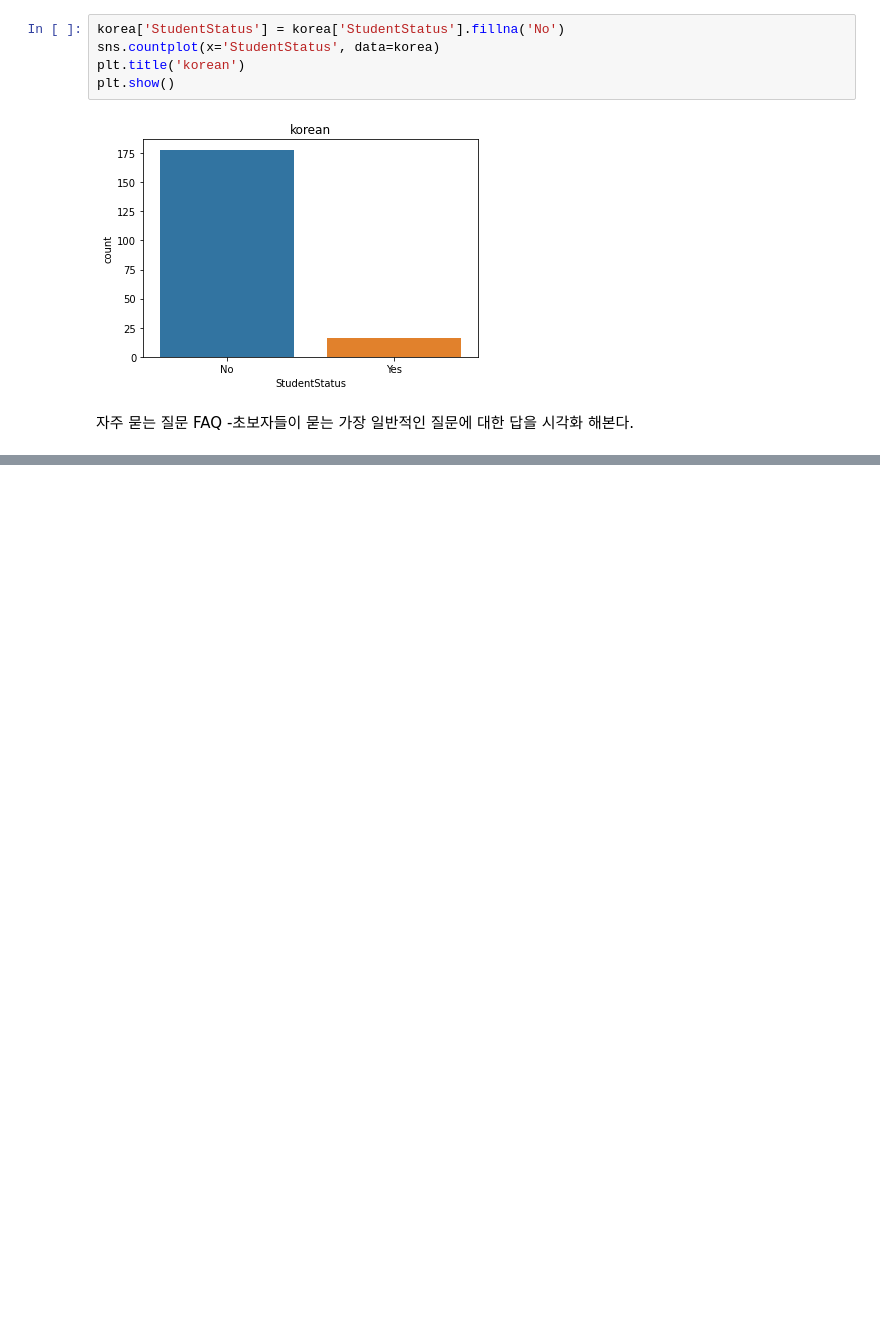
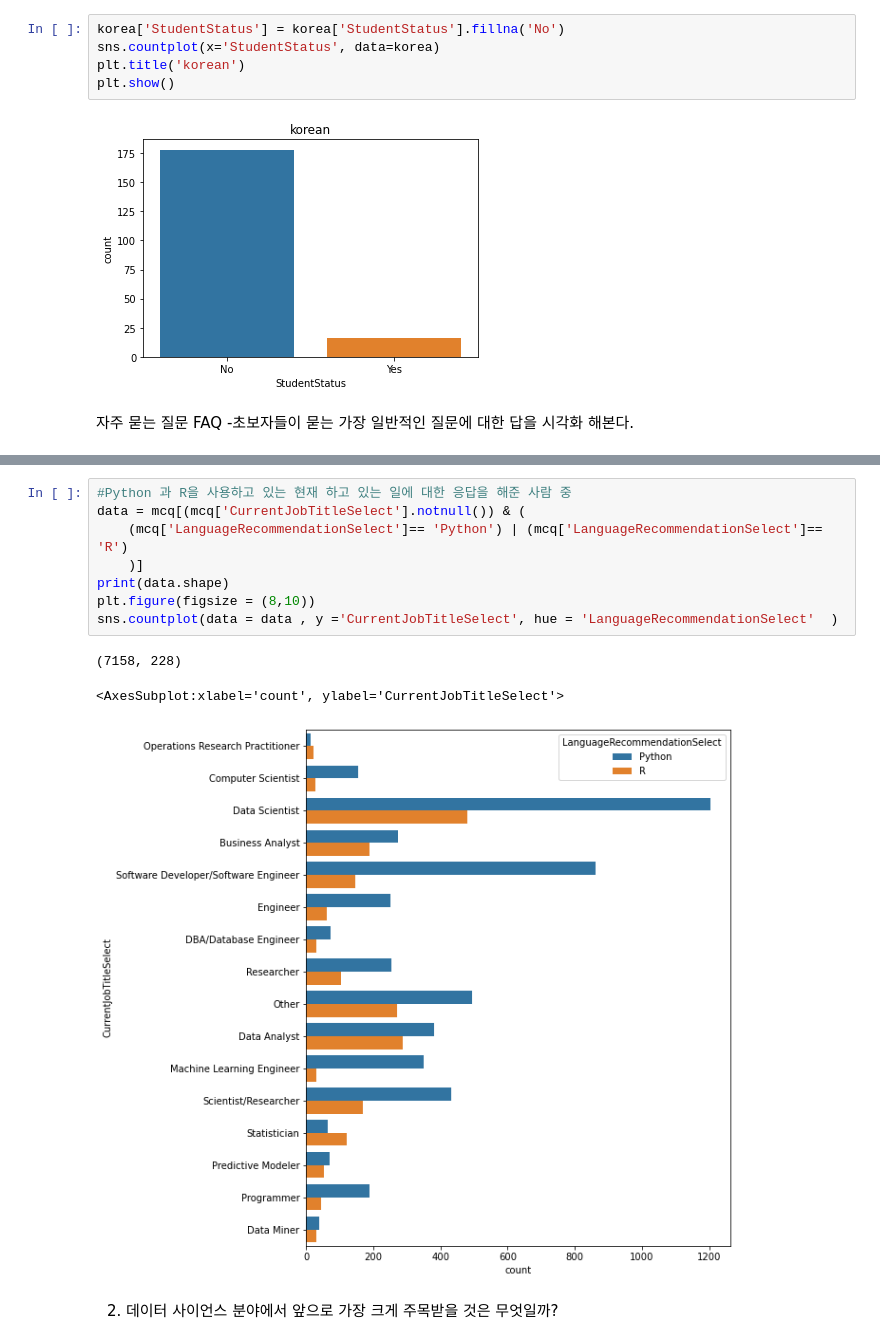
Before and after one commit to hdonghun/Python_analysis-visualization, a Jupyter notebook: Kaggle 실습으로 배우는 데이터 사이언스.ipynb, the cells around one changed output, grey strips where cells are left out. Cells and saved outputs as stored; diff of their text form; blank space fills up the shorter version.

```diff
--- a/Kaggle 실습으로 배우는 데이터 사이언스.ipynb
+++ b/Kaggle 실습으로 배우는 데이터 사이언스.ipynb
@@ -266,0 +301,14 @@ plt.show()
+# %%
+#Python 과 R을 사용하고 있는 현재 하고 있는 일에 대한 응답을 해준 사람 중
+data = mcq[(mcq['CurrentJobTitleSelect'].notnull()) & (
+    (mcq['LanguageRecommendationSelect']== 'Python') | (mcq['LanguageRecommendationSelect']== 'R')
+    )]
+print(data.shape)
+plt.figure(figsize = (8,10))
+sns.countplot(data = data , y ='CurrentJobTitleSelect', hue = 'LanguageRecommendationSelect'  )
+# %% [output]
+(7158, 228)
+<AxesSubplot:xlabel='count', ylabel='CurrentJobTitleSelect'>
+[figure, added]
+# %% [markdown]
+2. 데이터 사이언스 분야에서 앞으로 가장 크게 주목받을 것은 무엇일까?
```
Also changed, not shown: parts of 34 cells of this notebook.
